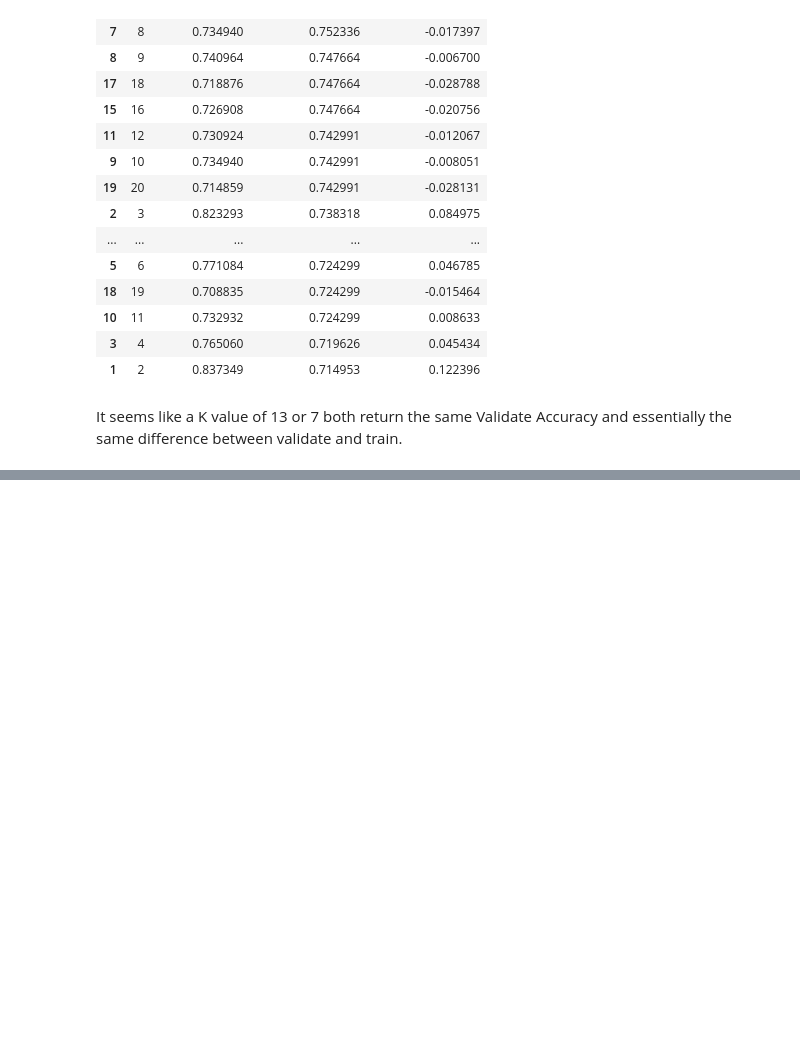
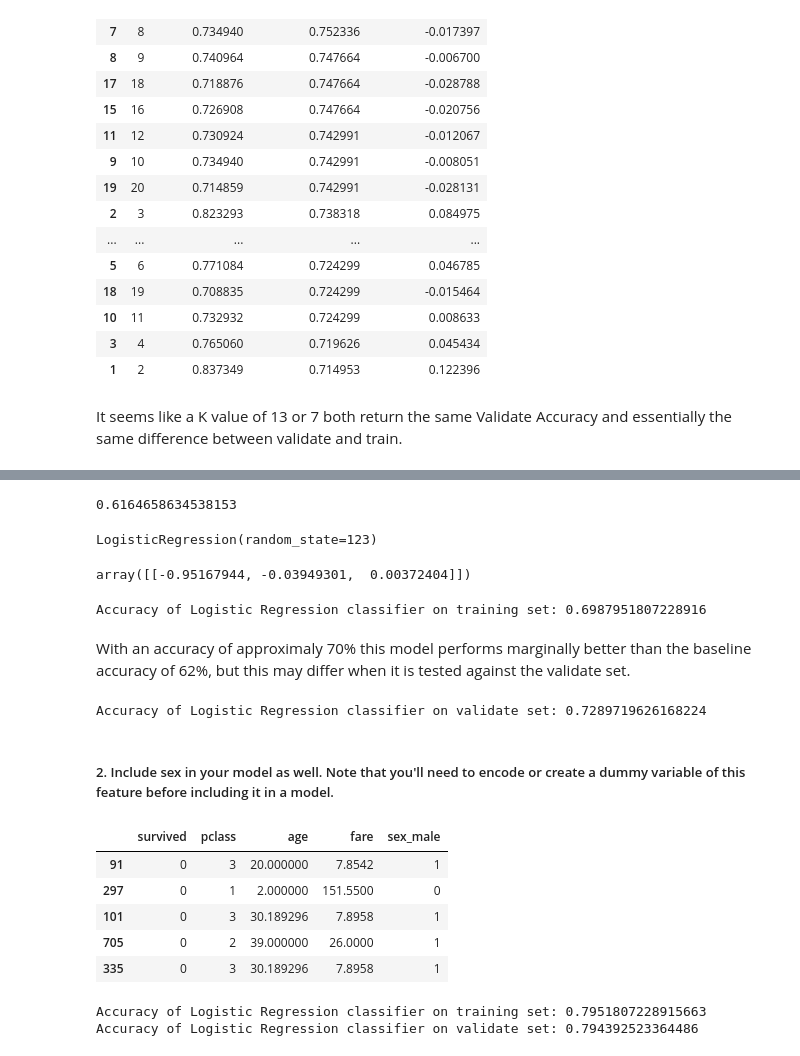
Before and after one commit to AndrewRachuig/classification-exercises, a Jupyter notebook: model.ipynb, the cells around one changed output, grey strips where cells are left out. Cells and saved outputs as stored; diff of their text form; code cells hidden in the pictures; blank space fills up the shorter version.

```diff
--- a/model.ipynb
+++ b/model.ipynb
@@ -1277,0 +1321,5 @@ It seems like a K value of 13 or 7 both return the same Validate Accuracy and es
+# %%
+baseline_prediction = 0
+(train.survived == baseline_prediction).mean()
+# %% [output]
+0.6164658634538153
@@ -1277,0 +1335,5 @@ It seems like a K value of 13 or 7 both return the same Validate Accuracy and es
+# %%
+logit = LogisticRegression(random_state=123)
+logit.fit(X_train, y_train)
+# %% [output]
+LogisticRegression(random_state=123)
@@ -1277,0 +1342,50 @@ It seems like a K value of 13 or 7 both return the same Validate Accuracy and es
+# %%
+logit.coef_
+# %% [output]
+array([[-0.95167944, -0.03949301,  0.00372404]])
+# %%
+print(f'Accuracy of Logistic Regression classifier on training set: {logit.score(X_train, y_train)}')
+# %% [output]
+Accuracy of Logistic Regression classifier on training set: 0.6987951807228916
+# %% [markdown]
+With an accuracy of approximaly 70% this model performs marginally better than the baseline accuracy of 62%, but this may differ when it is tested against the validate set.
+# %%
+print(f'Accuracy of Logistic Regression classifier on validate set: {logit.score(X_validate, y_validate)}')
+# %% [output]
+Accuracy of Logistic Regression classifier on validate set: 0.7289719626168224
+# %% [markdown]
+##### 2. Include sex in your model as well. Note that you'll need to encode or create a dummy variable of this feature before including it in a model.
+# %%
+titanic = acquire.get_titanic_data()
+train, validate, test = prepare.prep_titanic_data(titanic)
+train.drop(['sibsp', 'parch', 'alone', 'embark_town_Queenstown', 'embark_town_Southampton'], axis =1, inplace=True)
+validate.drop(['sibsp', 'parch', 'alone', 'embark_town_Queenstown', 'embark_town_Southampton'], axis =1, inplace=True)
+test.drop(['sibsp', 'parch', 'alone', 'embark_town_Queenstown', 'embark_town_Southampton'], axis =1, inplace=True)
+validate.head()
+# %% [output]
+|  | survived | pclass | age | fare | sex_male |
+| 91 | 0 | 3 | 20.000000 | 7.8542 | 1 |
+| 297 | 0 | 1 | 2.000000 | 151.5500 | 0 |
+| 101 | 0 | 3 | 30.189296 | 7.8958 | 1 |
+| 705 | 0 | 2 | 39.000000 | 26.0000 | 1 |
+| 335 | 0 | 3 | 30.189296 | 7.8958 | 1 |
+# %%
+X_train = train.drop(columns='survived')
+y_train = train.survived
+
+X_validate = validate.drop(columns='survived')
+y_validate = validate.survived
+
+X_test = test.drop(columns='survived')
+y_test = test.survived
+
+logit = LogisticRegression(random_state=123)
+logit.fit(X_train, y_train)
+
+y_pred = logit.predict(X_train)
+
+print(f'Accuracy of Logistic Regression classifier on training set: {logit.score(X_train, y_train)}')
+print(f'Accuracy of Logistic Regression classifier on validate set: {logit.score(X_validate, y_validate)}')
+# %% [output]
+Accuracy of Logistic Regression classifier on training set: 0.7951807228915663
+Accuracy of Logistic Regression classifier on validate set: 0.794392523364486
```
Also changed, not shown: parts of 22 cells of this notebook.
